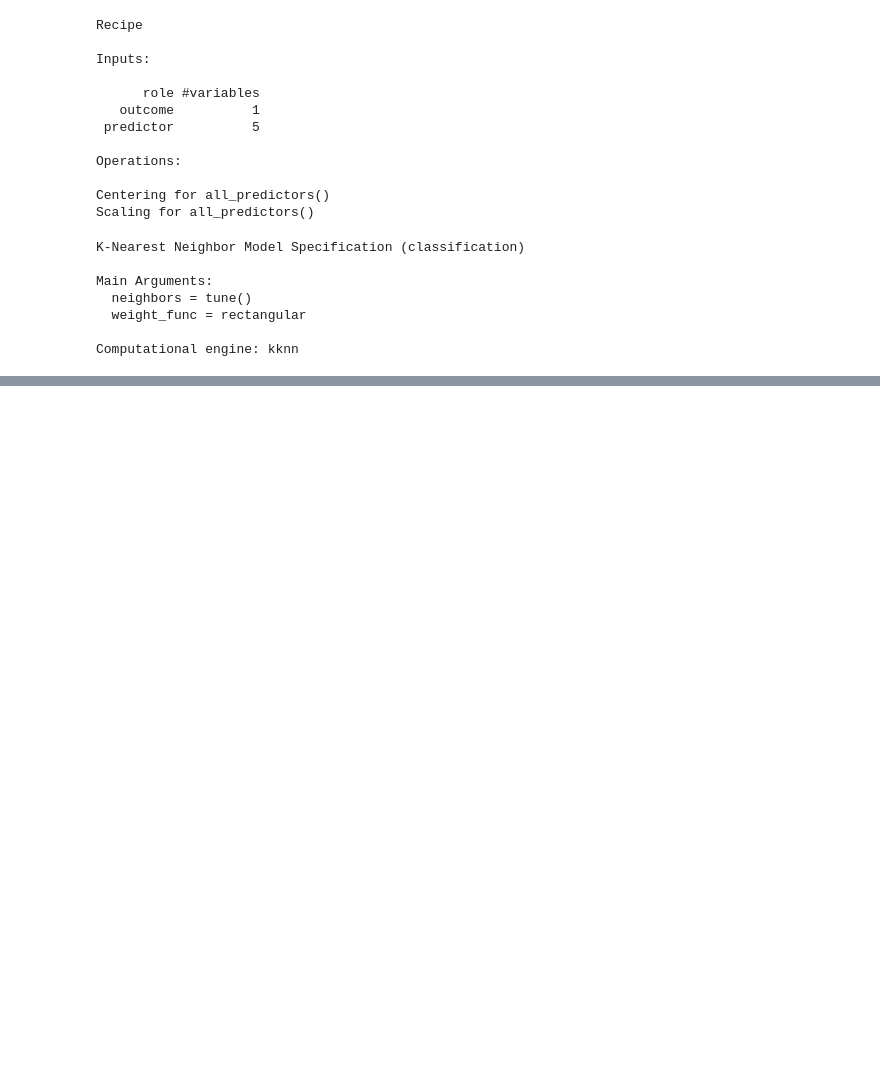
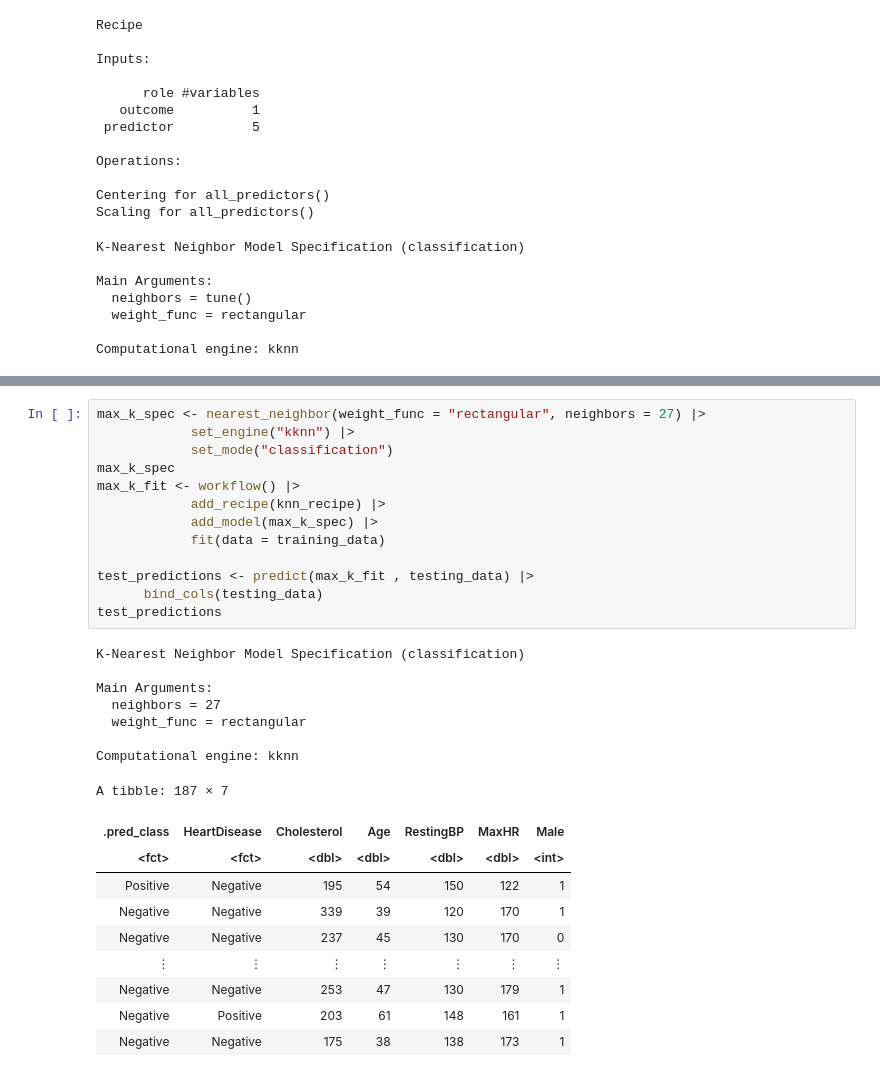
Before and after one commit to jeffreyykim/DSCI-project-009-40-Group_Contract, a Jupyter notebook: 009_Group40_Report.ipynb.ipynb, the cells around one changed output, grey strips where cells are left out. Cells and saved outputs as stored; diff of their text form; blank space fills up the shorter version.

```diff
--- a/009_Group40_Report.ipynb.ipynb
+++ b/009_Group40_Report.ipynb.ipynb
@@ -165,0 +183,31 @@ Making 'packages.html' ...
+# %%
+max_k_spec <- nearest_neighbor(weight_func = "rectangular", neighbors = 27) |>
+            set_engine("kknn") |>
+            set_mode("classification")
+max_k_spec
+max_k_fit <- workflow() |>
+            add_recipe(knn_recipe) |>
+            add_model(max_k_spec) |>
+            fit(data = training_data)
+
+test_predictions <- predict(max_k_fit , testing_data) |>
+      bind_cols(testing_data)
+test_predictions
+# %% [output]
+K-Nearest Neighbor Model Specification (classification)
+
+Main Arguments:
+  neighbors = 27
+  weight_func = rectangular
+
+Computational engine: kknn
+A tibble: 187 × 7
+| .pred_class | HeartDisease | Cholesterol | Age | RestingBP | MaxHR | Male |
+| <fct> | <fct> | <dbl> | <dbl> | <dbl> | <dbl> | <int> |
+| Positive | Negative | 195 | 54 | 150 | 122 | 1 |
+| Negative | Negative | 339 | 39 | 120 | 170 | 1 |
+| Negative | Negative | 237 | 45 | 130 | 170 | 0 |
+| ⋮ | ⋮ | ⋮ | ⋮ | ⋮ | ⋮ | ⋮ |
+| Negative | Negative | 253 | 47 | 130 | 179 | 1 |
+| Negative | Positive | 203 | 61 | 148 | 161 | 1 |
+| Negative | Negative | 175 | 38 | 138 | 173 | 1 |
```
Also changed, not shown: parts of 9 cells of this notebook.
